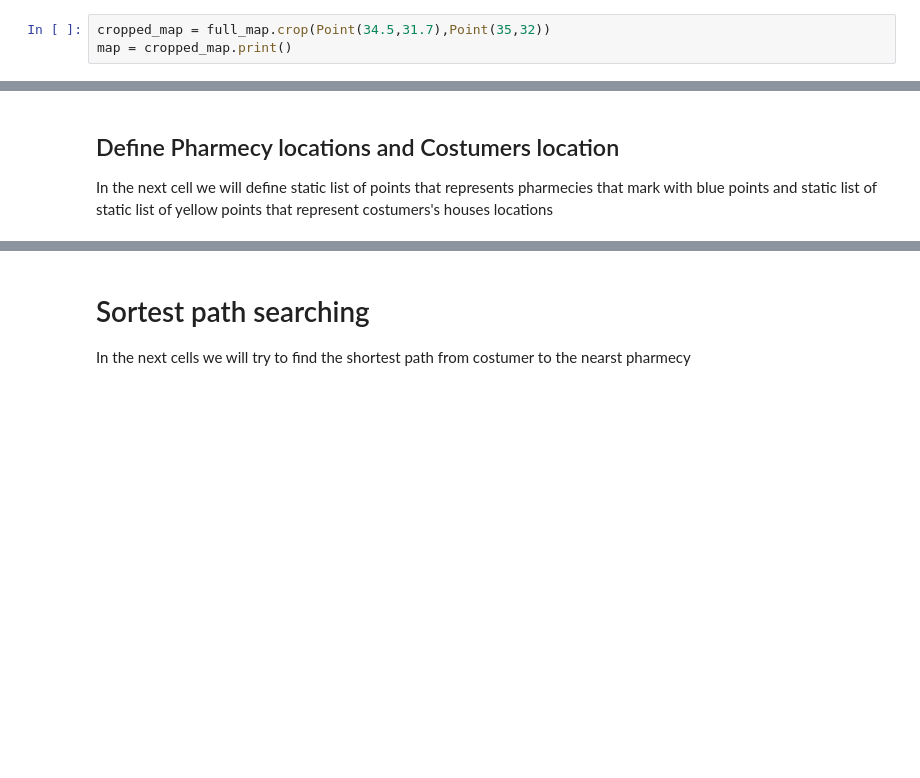
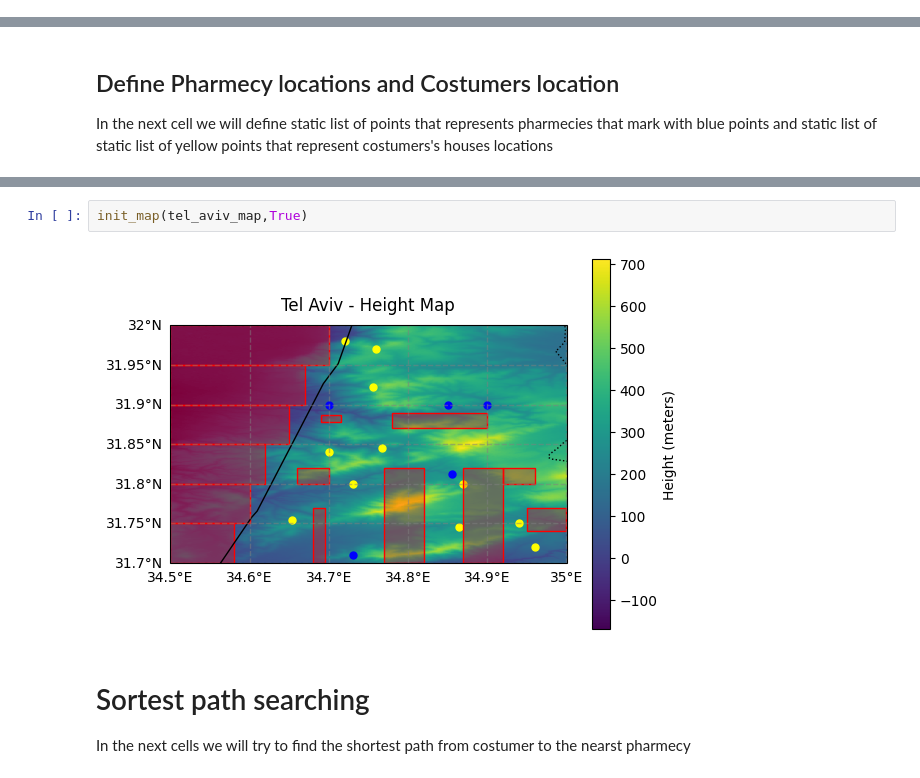
Before and after one commit to CatsPoo/Nevigation_Algorithems_Project, a Jupyter notebook: project.ipynb, the cells around one changed output, grey strips where cells are left out. Cells and saved outputs as stored; diff of their text form; blank space fills up the shorter version.

```diff
--- a/project.ipynb
+++ b/project.ipynb
@@ -29,6 +20,3 @@ full_map= MapModule.get_full_israel_map()
 # %% [markdown]
 ## Get map of Tel Aviv area
 from the full Israel map we will crop smaller area of tel aviv
-# %%
-cropped_map = full_map.crop(Point(34.5,31.7),Point(35,32))
-map = cropped_map.print()
@@ -95,3 +89,7 @@ cropped_map.print()
+# %%
+init_map(tel_aviv_map,True)
+# %% [output]
+[figure, added]
 # %% [markdown]
 # Sortest path searching
 
```
Also changed, not shown: parts of 50 cells of this notebook, 13 other files.
